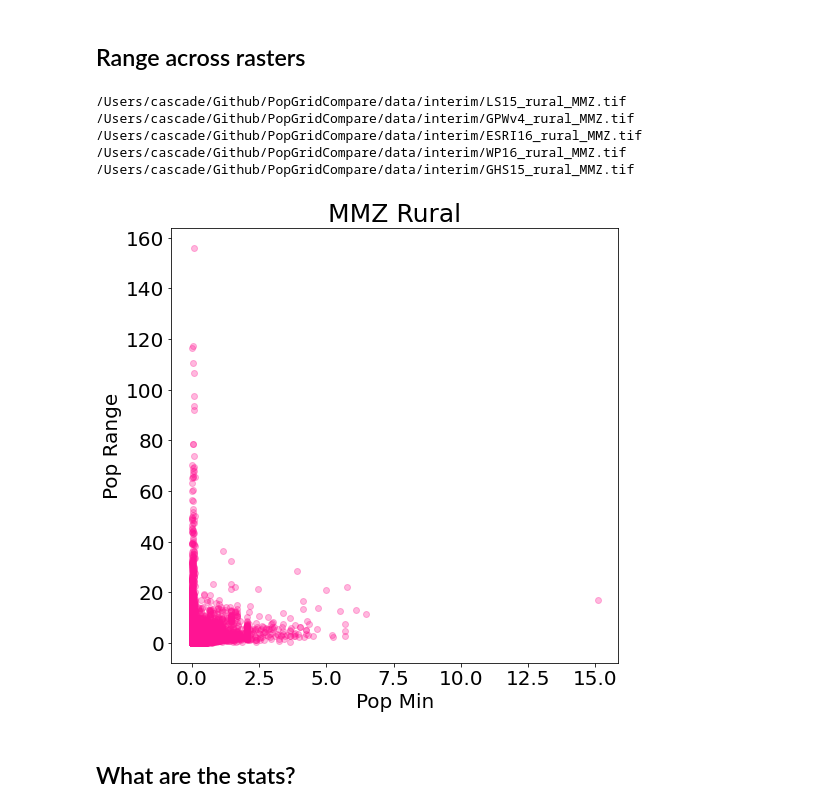
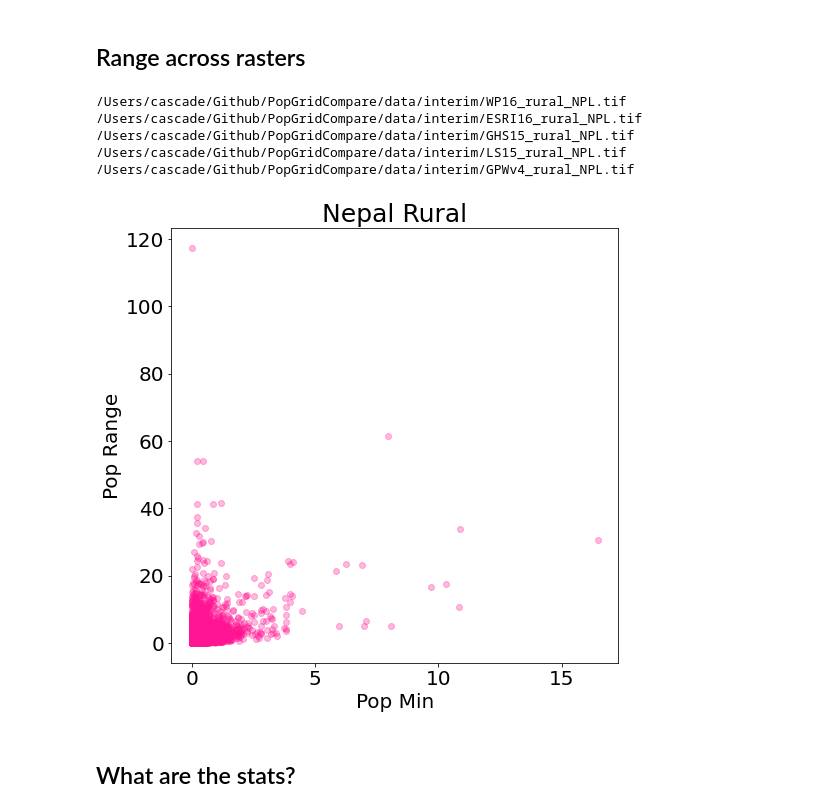
Before and after one commit to cascadet/PopGridCompare-ms, a Jupyter notebook: notebooks/Step3_Pixel-level.ipynb, the cells around one changed output. Cells and saved outputs as stored; diff of their text form; code cells hidden in the pictures.

```diff
--- a/notebooks/Step3_Pixel-level.ipynb
+++ b/notebooks/Step3_Pixel-level.ipynb
@@ -20,7 +20,7 @@ import matplotlib.pyplot as plt
 # %%
 #### File Paths & FNs
 DATA_PATH = '/Users/cascade/Github/PopGridCompare/data/'
-country = '_NPL.tif'
+country = '_ECU.tif'
 # %%
 # 2021.01.20 - keeping GPWv4
 rst_fns = glob.glob('/Users/cascade/Github/PopGridCompare/data/interim/*all'+country)
@@ -140,29 +140,29 @@ def make_plot(data_min, data_range, title, color, save = None, fn_out = None):
 # %%
 # File Paths & FNs --- Update by geography urban/rural for MMZ, ECU, NPL
 DATA_PATH = '/Users/cascade/Github/PopGridCompare/data/'
 
 # args
-country = 'rural_MMZ'
-title = 'MMZ Rural'
+country = 'rural_NPL'
+title = 'Nepal Rural'
 fn_out = DATA_PATH+'FIGS/MS/Fig2_'+country+'.png'
 color = 'deeppink'#'midnightblue'
 
 # get rst names
 rst_fns = glob.glob('/Users/cascade/Github/PopGridCompare/data/interim/*'+country+'.tif')
 for rst in rst_fns: print(rst) # check them
 
 # make data
 data_range, data_max, data_min = rst_range(rst_fns, fn_out, save = False)
 
 # plot & save
 make_plot(data_min = data_min, data_range = data_range, title = title, color = color, save = True, fn_out = fn_out)
 # %% [output]
-/Users/cascade/Github/PopGridCompare/data/interim/LS15_rural_MMZ.tif
-/Users/cascade/Github/PopGridCompare/data/interim/GPWv4_rural_MMZ.tif
-/Users/cascade/Github/PopGridCompare/data/interim/ESRI16_rural_MMZ.tif
-/Users/cascade/Github/PopGridCompare/data/interim/WP16_rural_MMZ.tif
-/Users/cascade/Github/PopGridCompare/data/interim/GHS15_rural_MMZ.tif
+/Users/cascade/Github/PopGridCompare/data/interim/WP16_rural_NPL.tif
+/Users/cascade/Github/PopGridCompare/data/interim/ESRI16_rural_NPL.tif
+/Users/cascade/Github/PopGridCompare/data/interim/GHS15_rural_NPL.tif
+/Users/cascade/Github/PopGridCompare/data/interim/LS15_rural_NPL.tif
+/Users/cascade/Github/PopGridCompare/data/interim/GPWv4_rural_NPL.tif
-[figure, old version]
+[figure, new version]
 # %% [markdown]
 ## What are the stats?
 # %%
```
Also changed, not shown: parts of 22 cells of this notebook, 6 other files.
